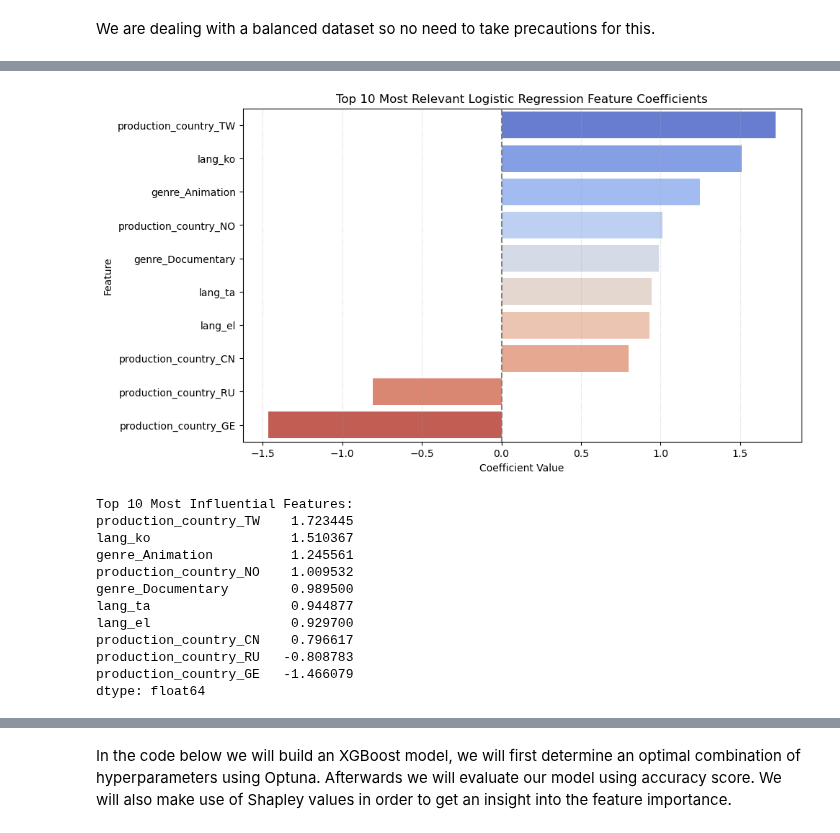
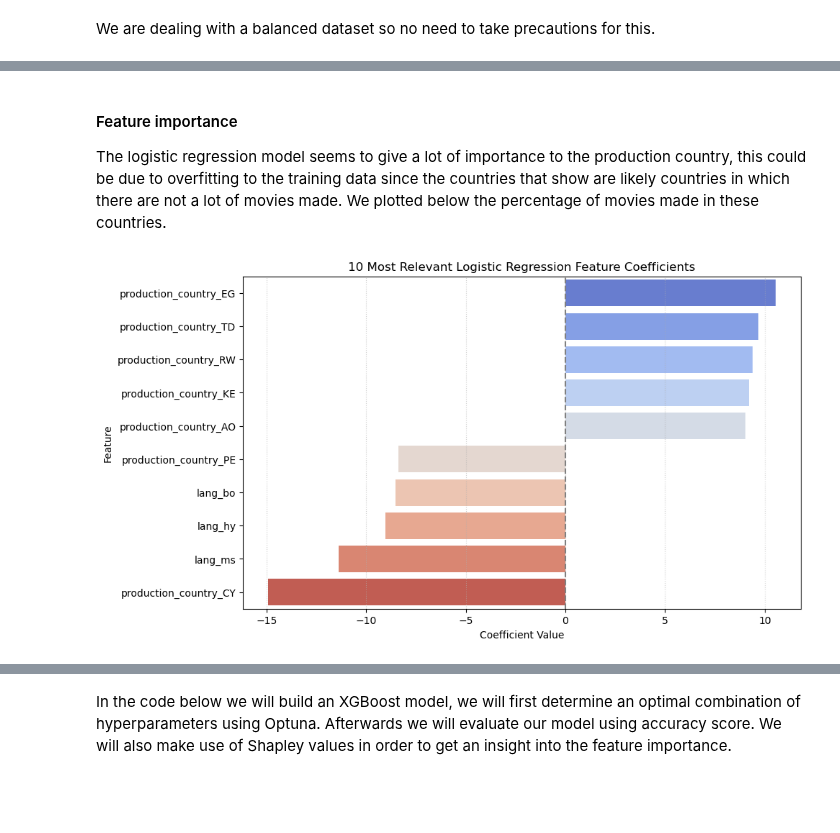
Before and after one commit to EliasMondelaers/datamanagementProject, a Jupyter notebook: Modeling.ipynb, the cells around one changed output, grey strips where cells are left out. Saved outputs shown, nothing was run; the diff lists cells and outputs as text; code cells hidden in the pictures; blank space fills up the shorter version.

```diff
--- a/Modeling.ipynb
+++ b/Modeling.ipynb
@@ -57,14 +61,3 @@ X = df.drop(['recommend'],axis=1)
 X = X.astype('float64')
 y = df['recommend']
 X_train, X_test, y_train, y_test = train_test_split(X, y, test_size=0.2, random_state=42)
-# %%
-scaler = StandardScaler()
-scaler.fit(X_train[cols_to_standardize])
-X_train[cols_to_standardize] = scaler.transform(X_train[cols_to_standardize])
-X_test[cols_to_standardize] = scaler.transform(X_test[cols_to_standardize])
-print("X_train standardized columns head:")
-print(X_train[cols_to_standardize].head())
-
-# The standardized columns should have a mean close to 0 and std close to 1
-print("\nX_train verification (mean/std):")
-print(X_train[cols_to_standardize].agg(['mean', 'std']).round(2))
@@ -125,3 +90,10 @@ X_test = impute_nans(X_test)
+# %%
+X_train_scaled = X_train.copy()
+X_test_scaled = X_test.copy()
+scaler = StandardScaler()
+scaler.fit(X_train[cols_to_standardize]) #Fit only on training data because otherwise there is data leakage
+X_train_scaled[cols_to_standardize] = scaler.transform(X_train[cols_to_standardize])
+X_test_scaled[cols_to_standardize] = scaler.transform(X_test[cols_to_standardize])
 # %% [markdown]
 We are dealing with a balanced dataset so no need to take precautions for this.
 # %%
@@ -331,42 +220,27 @@ weighted avg       0.66      0.66      0.66      3093
+# %% [markdown]
+#### Feature importance
+The logistic regression model seems to give a lot of importance to the production country, this could be due to overfitting to the training data since the countries that show are likely countries in which there are not a lot of movies made. We plotted below the percentage of movies made in these countries.
 # %%
 coefficients = best_lr_model.coef_[0] # Use [0] for binary classification
 feature_names = X_train.columns
 
 # Create a Series for easy sorting and plotting
 coef_df = pd.Series(coefficients, index=feature_names).sort_values(ascending=False)
 importance = np.abs(coef_df)
 top_10_features_names = importance.nlargest(10).index
-
 # Filter the original coefficient series to include only the top 10
 top_coef_df = coef_df.loc[top_10_features_names].sort_values(ascending=False)
 
 
-# --- 3. Plot the Filtered Results ---
+# Plot
 plt.figure(figsize=(10, 6))
-# Use a diverging color palette (coolwarm) to show positive (blue) and negative (red) direction
 sns.barplot(x=top_coef_df.values, y=top_coef_df.index, palette='coolwarm')
 
-plt.title('Top 10 Most Relevant Logistic Regression Feature Coefficients')
+plt.title('10 Most Relevant Logistic Regression Feature Coefficients')
 plt.xlabel('Coefficient Value')
 plt.ylabel('Feature')
 plt.axvline(x=0, color='grey', linestyle='--') # Line at zero is essential for interpretation
 plt.grid(axis='x', linestyle=':', alpha=0.6)
 plt.show()
-
-# Optional: Print the top 10 list for easy inspection
-print("\nTop 10 Most Influential Features:")
-print(top_coef_df)
 # %% [output]
-[figure, old version]
+[figure, new version]
-Top 10 Most Influential Features:
-production_country_TW    1.723445
-lang_ko                  1.510367
-genre_Animation          1.245561
-production_country_NO    1.009532
-genre_Documentary        0.989500
-lang_ta                  0.944877
-lang_el                  0.929700
-production_country_CN    0.796617
-production_country_RU   -0.808783
-production_country_GE   -1.466079
-dtype: float64
```
Also changed, not shown: parts of 31 cells of this notebook, 1 other file.
